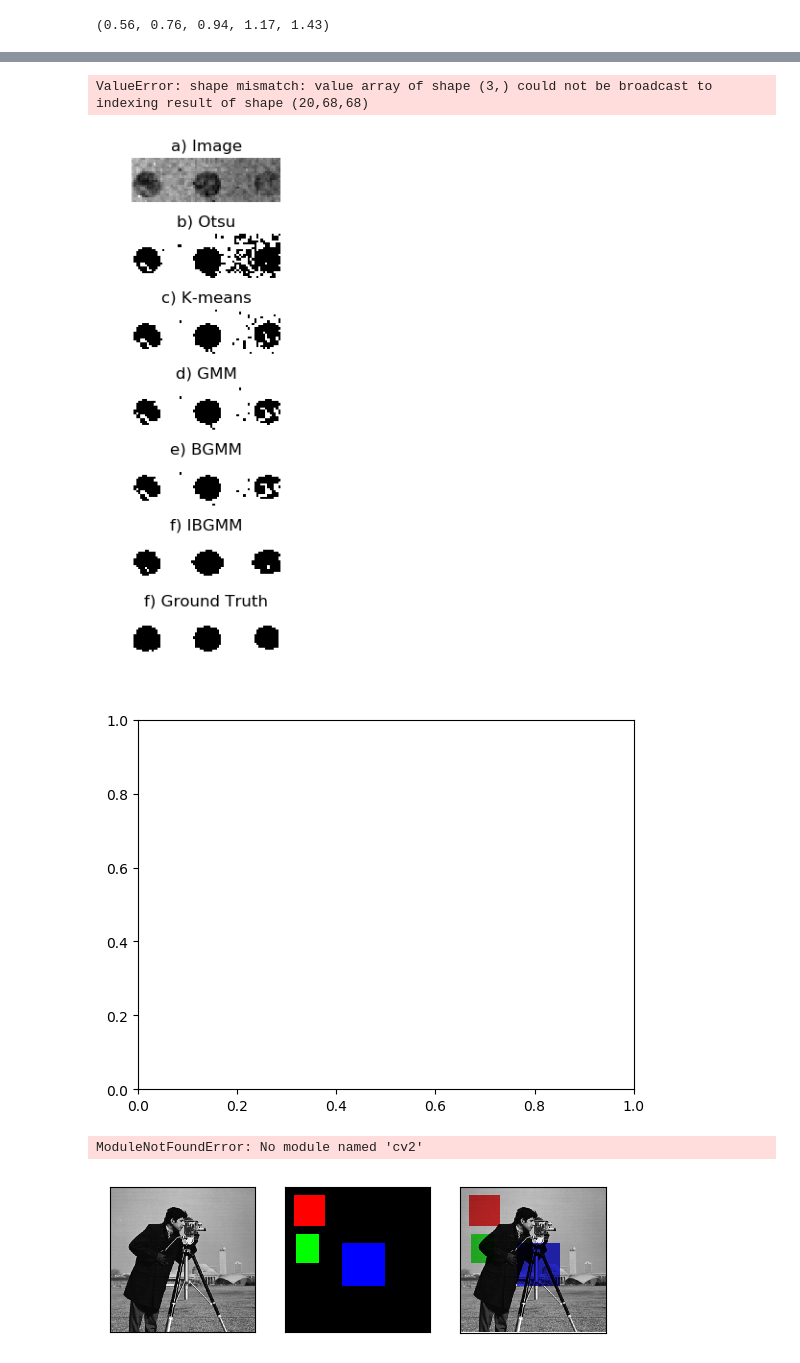
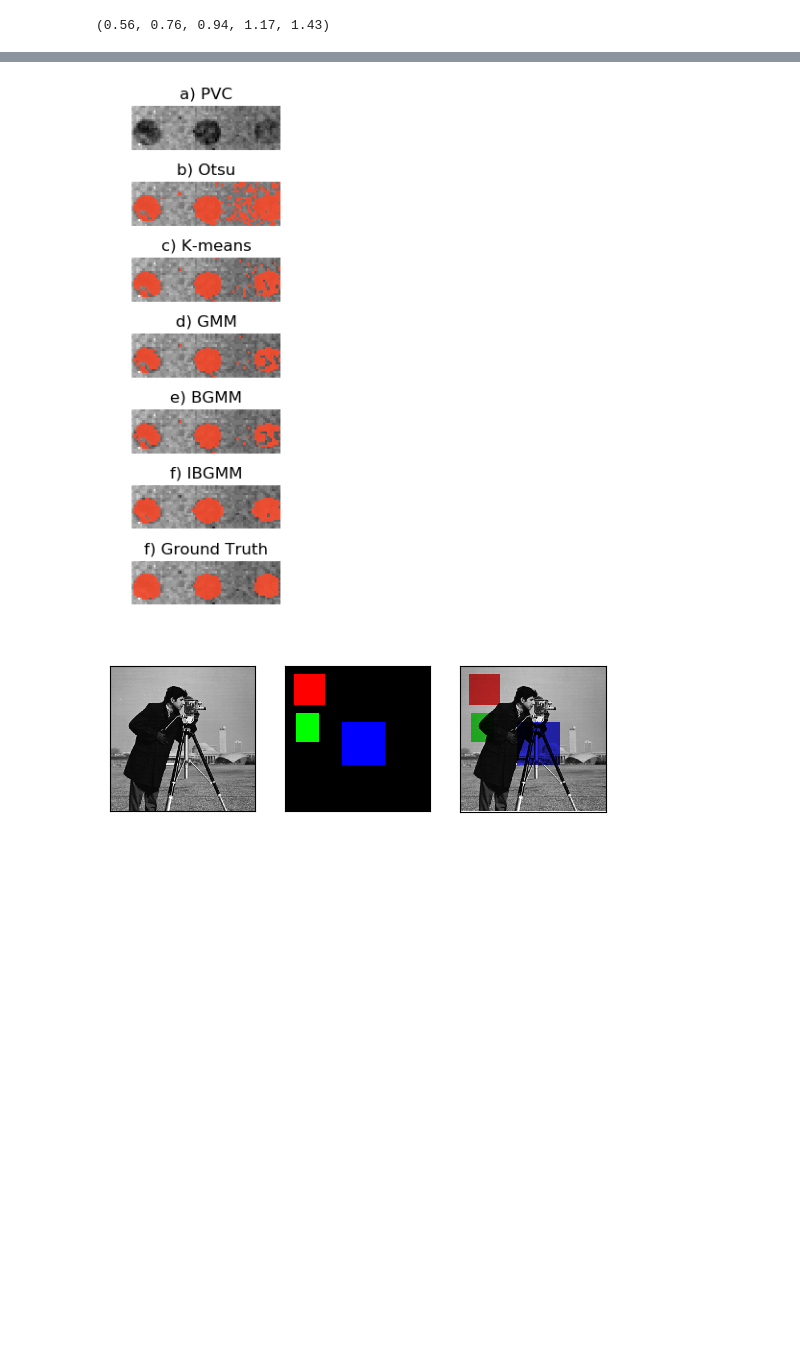
Before and after one commit to jerichooconnell/hdbscan, a Jupyter notebook: notebooks/Untitled.ipynb, the cells around one changed output, grey strips where cells are left out. Drawn from its saved outputs; the diff is of its cells as text; code cells hidden in the pictures; blank space fills up the shorter version.

```diff
--- a/notebooks/Untitled.ipynb
+++ b/notebooks/Untitled.ipynb
@@ -789,7 +837,7 @@ labels_true = loadmat('2'+mat+'_mask.mat')['BW']
 lab = np.reshape(labels_true, (20*68), order="F")
 
 font = {'family' : 'serif',
-        'size'   : 22}
+        'size'   : 26}
 
 plt.rc('font', **font)
 
@@ -1766,7 +1928,7 @@ I = I_gmm()
 %matplotlib inline
 # %%
 font = {'family' : 'serif',
-        'size'   : 22}
+        'size'   : 26}
 
 plt.rc('font', **font)
 
@@ -1839,58 +2001,61 @@ bgmm = bgmm.reshape((20,68),order='F')
 
 plt.figure(figsize=[2,7])
 plt.subplot(711)
-plt.title('a) Image')
+plt.title('a) PVC')
 plt.imshow(camera, cmap='gray', interpolation='nearest')
 plt.axis('off')
+
+plt.imsave('face.png',camera,cmap='gray')
+camera2 = cv2.imread('face.png')
+
 plt.subplot(712)
 plt.title('b) Otsu')
-plt.imshow(-1*(camera < val), cmap='gray', interpolation='nearest')
+plt.imshow(mask_color_img(camera2,camera < val,alpha=0.9), cmap='gray', interpolation='nearest')
 plt.axis('off')
 plt.subplot(713)
 plt.title('c) K-means')
-plt.imshow(-1*km, cmap='gray', interpolation='nearest')
+plt.imshow(mask_color_img(camera2,km == 1,alpha=0.9), cmap='gray', interpolation='nearest')
 plt.axis('off')
 plt.subplot(714)
 plt.title('d) GMM')
-plt.imshow(gmm, cmap='gray', interpolation='nearest')
+plt.imshow(mask_color_img(camera2,gmm == 0,alpha=0.9), cmap='gray', interpolation='nearest')
 plt.axis('off')
 plt.subplot(715)
 plt.title('e) BGMM')
-plt.imshow(-1*bgmm, cmap='gray', interpolation='nearest')
+plt.imshow(mask_color_img(camera2,bgmm == 1,alpha=0.9), cmap='gray', interpolation='nearest')
 plt.axis('off')
 
 plt.subplot(716)
 plt.title('f) IBGMM')
-plt.imshow(-1*r, cmap='gray', interpolation='nearest')
+plt.imshow(mask_color_img(camera2,r == 1,alpha=0.9), cmap='gray', interpolation='nearest')
 plt.axis('off')
 
 plt.subplot(717)
 plt.title('f) Ground Truth')
-plt.imshow(-1*p, cmap='gray', interpolation='nearest')
+plt.imshow(mask_color_img(camera2,p == 1,alpha=0.9), cmap='gray', interpolation='nearest')
 plt.axis('off')
 
-plt.figure()
-ax = plt.subplot(111)
+# plt.figure()
+# ax = plt.subplot(111)
 
-out = mask_color_img(camera,abs(-1*km))
-#plot_composite(abs(-1*km),camera,ax)
-# plt.subplot(133)
-# plt.plot(bins_center, hist, lw=2)
-# plt.axvline(val, color='k', ls='--')
+# out = mask_color_img(camera2,km == 1,alpha=0.9)
+# #plot_composite(abs(-1*km),camera,ax)
+# # plt.subplot(133)
+# # plt.plot(bins_center, hist, lw=2)
+# # plt.axvline(val, color='k', ls='--')
 
-plt.tight_layout()
-plt.show()
-# plt.savefig('../../clustering_figures/otsu.png',dpi=300,format='png')
+# plt.tight_layout()
+# plt.imshow(out)
+plt.savefig('../../clustering_figures/otsu.png',dpi=300,format='png')
 
-homo1,comp1,vs1 = homogeneity_completeness_v_measure(
-    labels_true.squeeze(), np.reshape(camera < val,(1360),order="F").squeeze())
-print(vs1)
+# homo1,comp1,vs1 = homogeneity_completeness_v_measure(
+#     labels_true.squeeze(), np.reshape(camera < val,(1360),order="F").squeeze())
+# print(vs1)
 # %% [output]
-ValueError: shape mismatch: value array of shape (3,) could not be broadcast to indexing result of shape (20,68,68)
-[figure, old version]
+[figure, new version]
-[figure, removed]
 # %%
 from PIL import Image
+import cv2
 
 def plot_composite(one,two,ax):
     def changeImageSize(maxWidth,
@@ -1946,6 +2111,7 @@ def plot_composite(one,two,ax):
 #     f.savefig('Figure5.eps',dpi=350)
     plt.show()
 
+
 def mask_color_img(img, mask, color=[252,79,48], alpha=0.3):
     '''
     img: cv2 image
@@ -1955,13 +2121,12 @@ def mask_color_img(img, mask, color=[252,79,48], alpha=0.3):
 
     Ref: http://www.pyimagesearch.com/2016/03/07/transparent-overlays-with-opencv/
     '''
+
     out = img.copy()
     img_layer = img.copy()
     img_layer[mask] = color
     out = cv2.addWeighted(img_layer, alpha, out, 1 - alpha, 0, out)
     return(out)
-# %% [output]
-ModuleNotFoundError: No module named 'cv2'
 # %%
 from skimage import data, color, io, img_as_float
 import numpy as np
```
Also changed, not shown: parts of 21 cells of this notebook, 1 other file.
